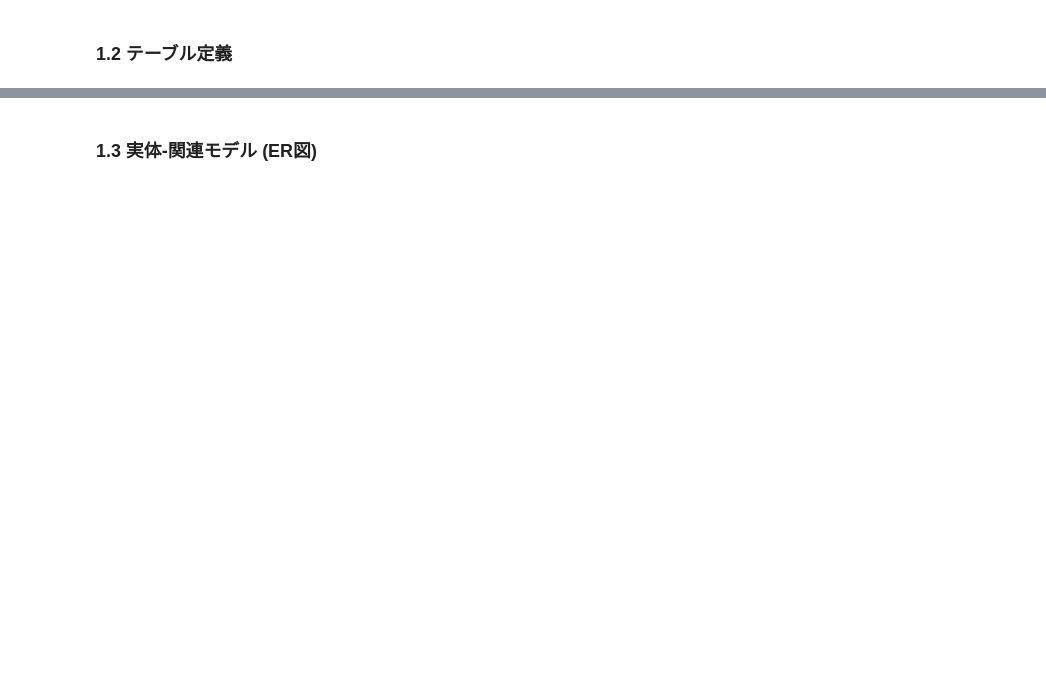
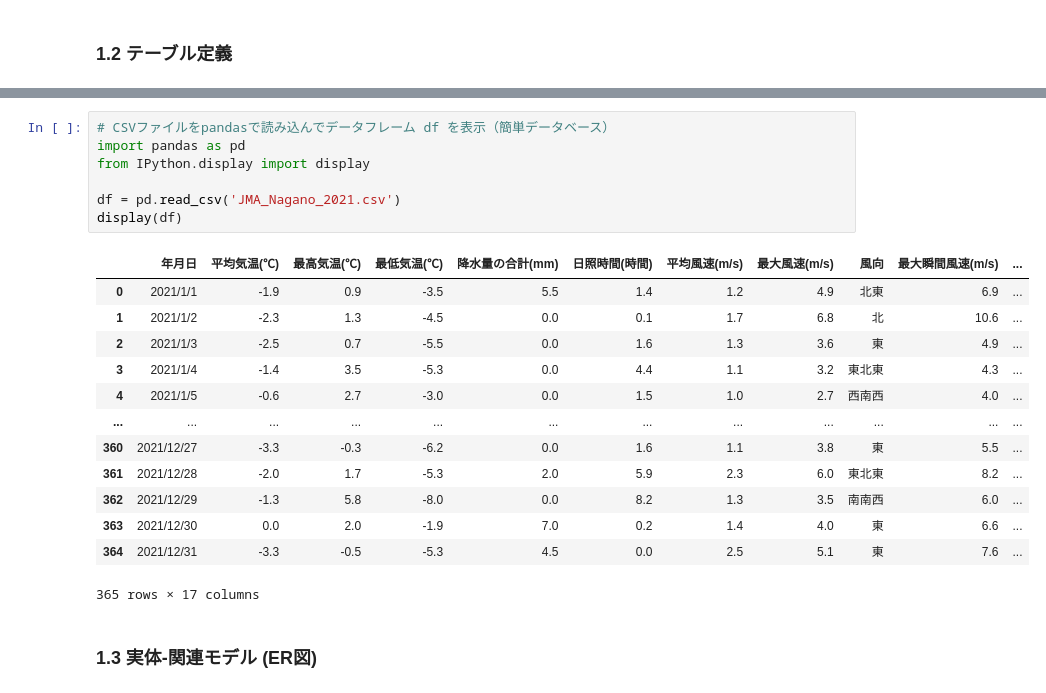
Before and after one commit to MDASH-shinshu/MDASH-T-DE, a Jupyter notebook: 4/4_data_base_colab.ipynb, the cells around one changed output, grey strips where cells are left out. Saved outputs shown, nothing was run; the diff lists cells and outputs as text; blank space fills up the shorter version.

```diff
--- a/4/4_data_base_colab.ipynb
+++ b/4/4_data_base_colab.ipynb
@@ -54,2 +69,23 @@
+# %%
+# CSVファイルをpandasで読み込んでデータフレーム df を表示（簡単データベース）
+import pandas as pd
+from IPython.display import display
+
+df = pd.read_csv('JMA_Nagano_2021.csv')
+display(df)
+# %% [output]
+|  | 年月日 | 平均気温(℃) | 最高気温(℃) | 最低気温(℃) | 降水量の合計(mm) | 日照時間(時間) | 平均風速(m/s) | 最大風速(m/s) | 風向 | 最大瞬間風速(m/s) | ... |
+| 0 | 2021/1/1 | -1.9 | 0.9 | -3.5 | 5.5 | 1.4 | 1.2 | 4.9 | 北東 | 6.9 | ... |
+| 1 | 2021/1/2 | -2.3 | 1.3 | -4.5 | 0.0 | 0.1 | 1.7 | 6.8 | 北 | 10.6 | ... |
+| 2 | 2021/1/3 | -2.5 | 0.7 | -5.5 | 0.0 | 1.6 | 1.3 | 3.6 | 東 | 4.9 | ... |
+| 3 | 2021/1/4 | -1.4 | 3.5 | -5.3 | 0.0 | 4.4 | 1.1 | 3.2 | 東北東 | 4.3 | ... |
+| 4 | 2021/1/5 | -0.6 | 2.7 | -3.0 | 0.0 | 1.5 | 1.0 | 2.7 | 西南西 | 4.0 | ... |
+| ... | ... | ... | ... | ... | ... | ... | ... | ... | ... | ... | ... |
+| 360 | 2021/12/27 | -3.3 | -0.3 | -6.2 | 0.0 | 1.6 | 1.1 | 3.8 | 東 | 5.5 | ... |
+| 361 | 2021/12/28 | -2.0 | 1.7 | -5.3 | 2.0 | 5.9 | 2.3 | 6.0 | 東北東 | 8.2 | ... |
+| 362 | 2021/12/29 | -1.3 | 5.8 | -8.0 | 0.0 | 8.2 | 1.3 | 3.5 | 南南西 | 6.0 | ... |
+| 363 | 2021/12/30 | 0.0 | 2.0 | -1.9 | 7.0 | 0.2 | 1.4 | 4.0 | 東 | 6.6 | ... |
+| 364 | 2021/12/31 | -3.3 | -0.5 | -5.3 | 4.5 | 0.0 | 2.5 | 5.1 | 東 | 7.6 | ... |
+365 rows × 17 columns
 # %% [markdown]
 ### 1.3 実体-関連モデル (ER図)
```
Also changed, not shown: parts of 34 cells of this notebook.
